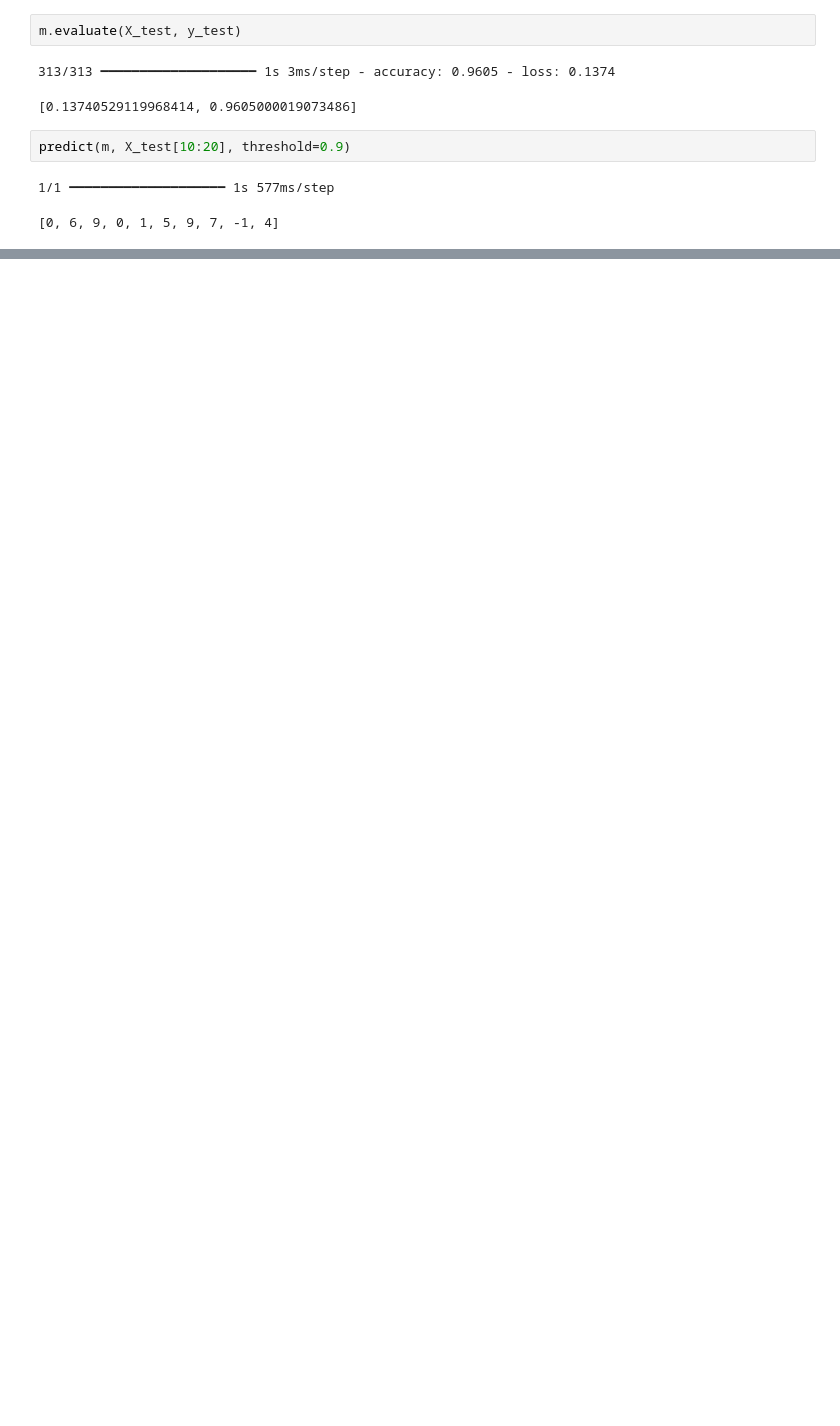
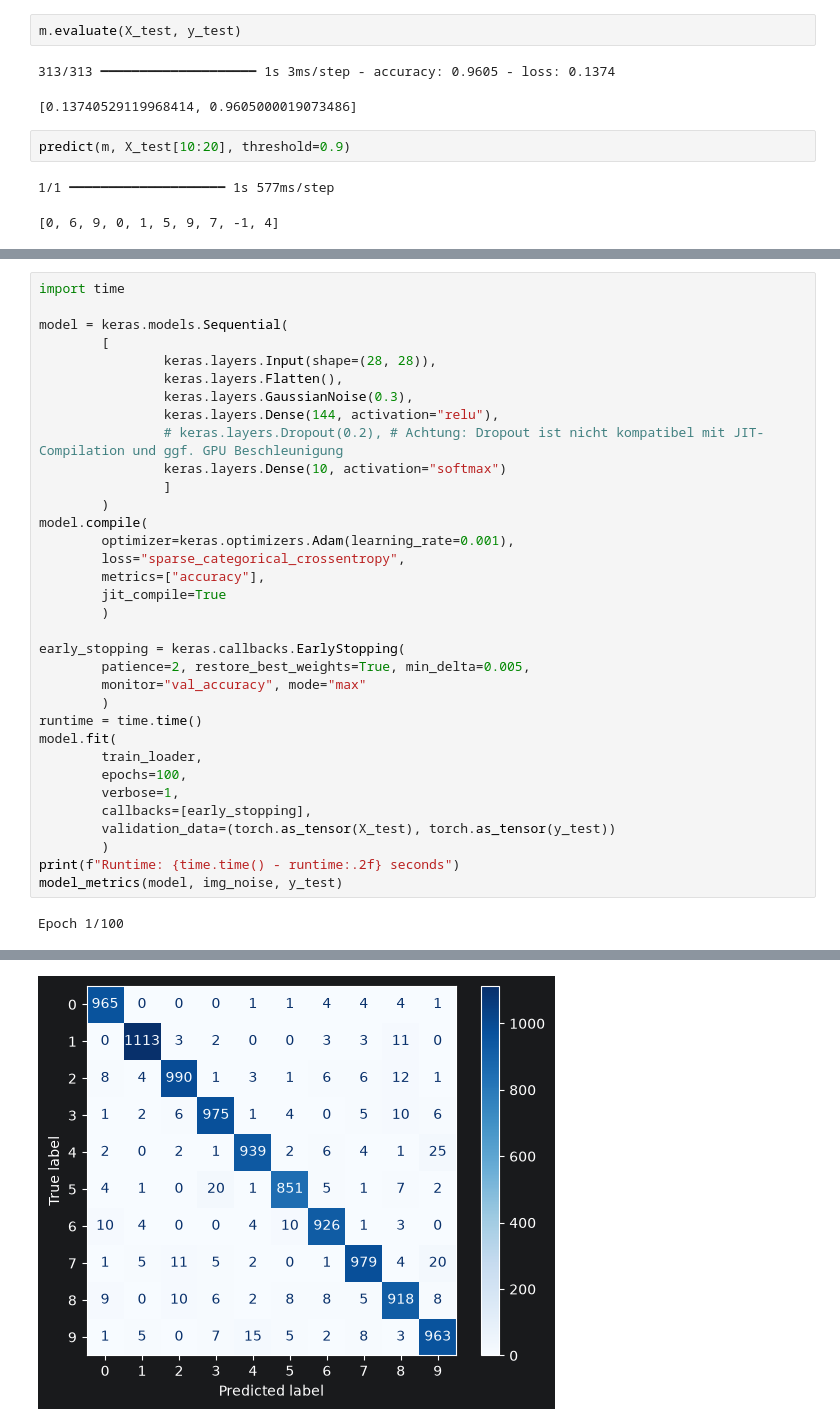
Before and after one commit to bayerth/deep_learning_2026, a Jupyter notebook: notebooks/MNIST-Digits-torch.ipynb, the cells around one changed output, grey strips where cells are left out. Drawn from its saved outputs; the diff is of its cells as text; blank space fills up the shorter version.

```diff
--- a/notebooks/MNIST-Digits-torch.ipynb
+++ b/notebooks/MNIST-Digits-torch.ipynb
@@ -455,0 +571,36 @@ predict(m, X_test[10:20], threshold=0.9)
+# %%
+import time
+
+model = keras.models.Sequential(
+        [
+                keras.layers.Input(shape=(28, 28)),
+                keras.layers.Flatten(),
+                keras.layers.GaussianNoise(0.3),
+                keras.layers.Dense(144, activation="relu"),
+                # keras.layers.Dropout(0.2), # Achtung: Dropout ist nicht kompatibel mit JIT-Compilation und ggf. GPU Beschleunigung
+                keras.layers.Dense(10, activation="softmax")
+                ]
+        )
+model.compile(
+        optimizer=keras.optimizers.Adam(learning_rate=0.001),
+        loss="sparse_categorical_crossentropy",
+        metrics=["accuracy"],
+        jit_compile=True
+        )
+
+early_stopping = keras.callbacks.EarlyStopping(
+        patience=2, restore_best_weights=True, min_delta=0.005,
+        monitor="val_accuracy", mode="max"
+        )
+runtime = time.time()
+model.fit(
+        train_loader,
+        epochs=100,
+        verbose=1,
+        callbacks=[early_stopping],
+        validation_data=(torch.as_tensor(X_test), torch.as_tensor(y_test))
+        )
+print(f"Runtime: {time.time() - runtime:.2f} seconds")
+model_metrics(model, img_noise, y_test)
+# %% [output]
+Epoch 1/100
@@ -455,0 +626 @@ predict(m, X_test[10:20], threshold=0.9)
+[figure, added]
```
Also changed, not shown: parts of 16 cells of this notebook, 1 other file.
